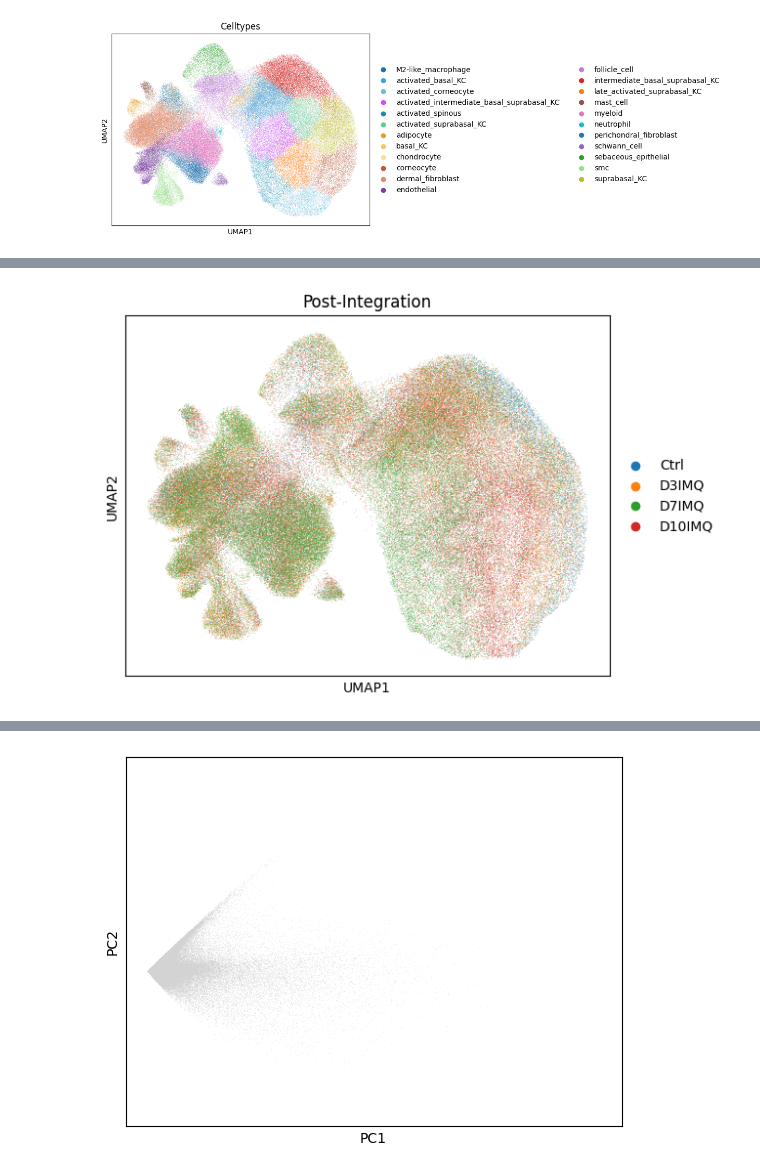
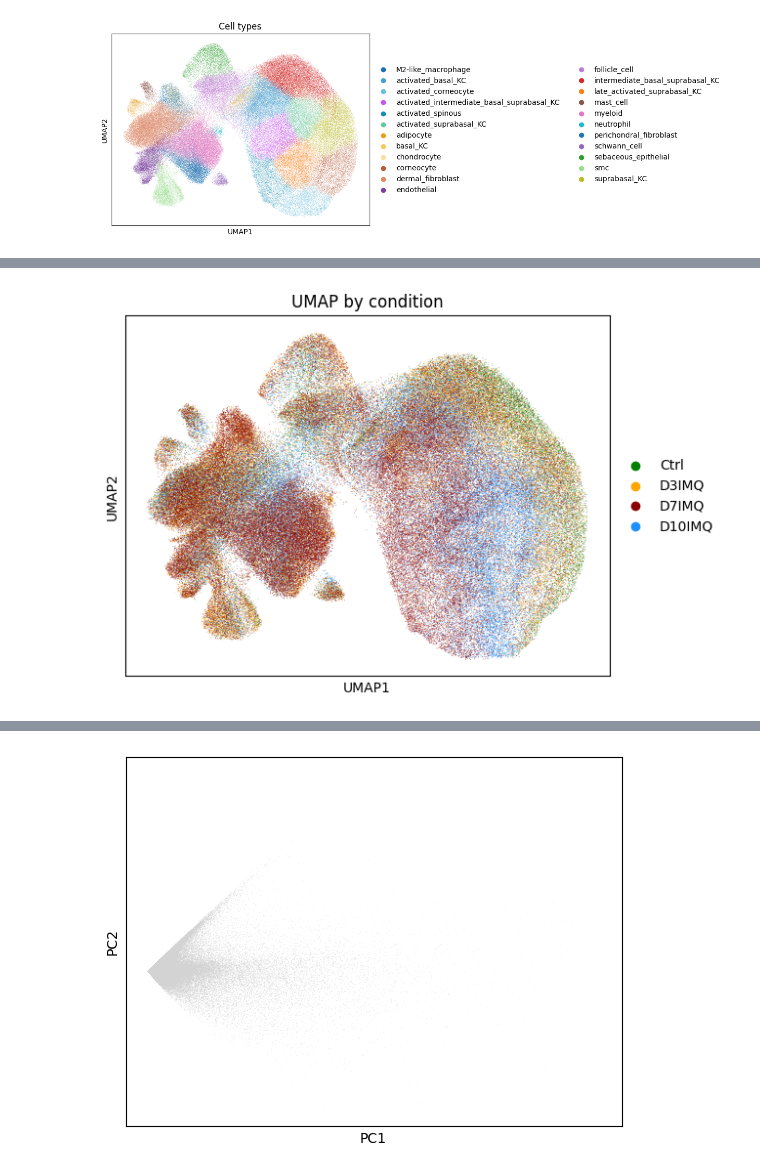
Before and after one commit to DominicBuxton/iMSC_Xenium_Phenocycler_Analysis, a Jupyter notebook: Graphs_Figures_Stats/QC_Integration_Assignment_figure/Pre-post-resolvi.ipynb, the cells around one changed output, grey strips where cells are left out. Saved outputs shown, nothing was run; the diff lists cells and outputs as text; code cells hidden in the pictures.

Commit message:
Goated UMAP added

```diff
--- a/Graphs_Figures_Stats/QC_Integration_Assignment_figure/Pre-post-resolvi.ipynb
+++ b/Graphs_Figures_Stats/QC_Integration_Assignment_figure/Pre-post-resolvi.ipynb
@@ -14,4 +14,31 @@ AnnData object with n_obs × n_vars = 193025 × 5056
     obsm: 'X-resolVI', 'X_spatial', 'X_umap', 'distance_neighbor', 'index_neighbor', 'spatial'
     layers: 'counts', 'normalised'
     obsp: 'connectivities', 'distances'
+# %%
+adata.uns['celltype_assignments_colors'] = [
+    '#196eaf',
+    '#45a0d6',
+    '#68bedd',
+    '#c954f4',
+    '#178db4',
+    '#5fc79c',
+    '#e8a020',
+    '#f5c85a',
+    '#f7dfa0',
+    '#b85c3a',
+    '#e08a69',
+    '#7b3fa0',
+    '#c07bd6',
+    '#d62728',
+    '#ff7f0e',
+    '#8c564b',
+    '#e377c2',
+    '#17becf',
+    '#1f77b4',
+    '#9467bd',
+    '#2ca02c',
+    '#98df8a',
+    '#bcbd22',
+    "#FFFFFF"
+]
 # %%
@@ -21,4 +146,5 @@ sc.pl.umap(adata, color = ['celltype_assignments'], title = 'Celltypes')
 # %%
-sc.pl.umap(adata, color = ['condition'], title = 'Post-Integration')
+sc.pl.umap(adata, color = ['condition'], title = 'UMAP by condition', palette=['green', 'orange', 'darkred', 'dodgerblue'], alpha=0.9, size=1,
+           show = False).figure.savefig(r"C:\Users\dbuxton\OneDrive\Desktop\biochem\Year 4\Thesis\results figures or slides\Final assembly\QC_figures\condition_umap.png")
 # %% [output]
-[figure, old version]
+[figure, new version]
```
Also changed, not shown: parts of 4 cells of this notebook.
